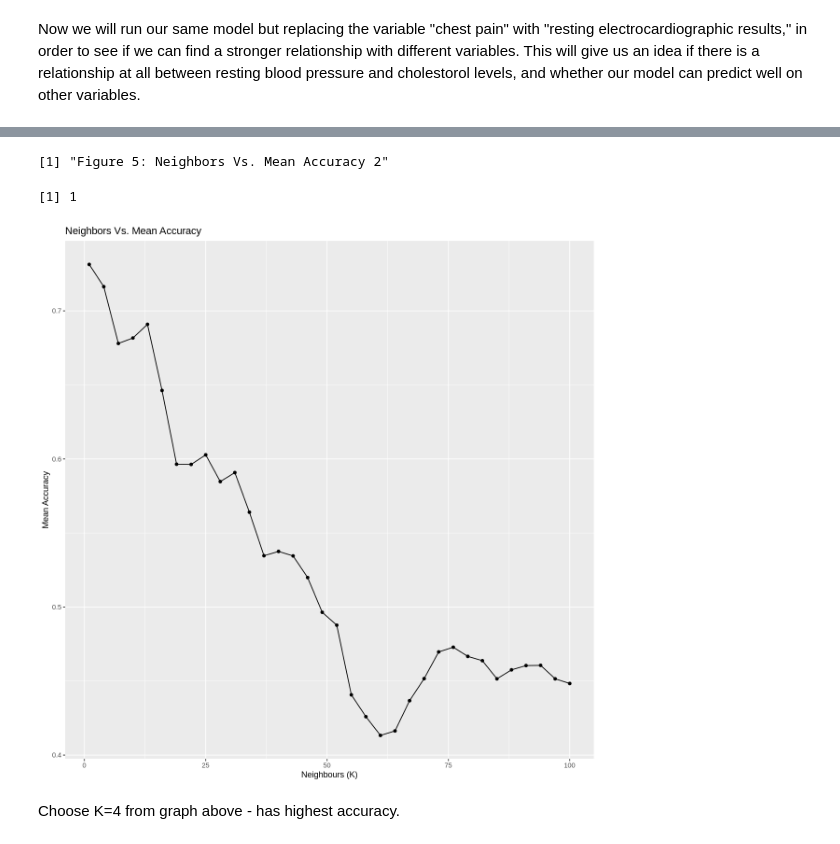
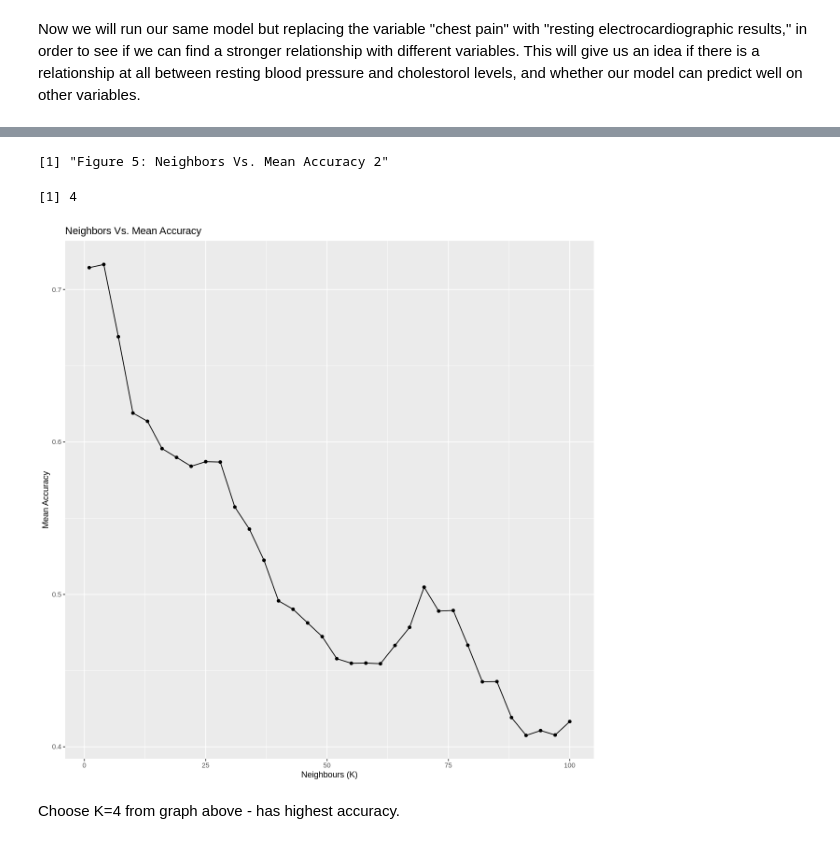
Before and after one commit to Ellaj1/Group-31, a Jupyter notebook: Group31_Ella.ipynb, the cells around one changed output, grey strips where cells are left out. Drawn from its saved outputs; the diff is of its cells as text; code cells hidden in the pictures.

Commit message:
data has been standardized

```diff
--- a/Group31_Ella.ipynb
+++ b/Group31_Ella.ipynb
@@ -574,36 +586,38 @@ vfold_2 <- vfold_cv(heart_disease_train_2, v = 5, strata = restecg)
 knn_tune_2 <- nearest_neighbor(weight_func = "rectangular", neighbors = tune()) |>
 set_engine("kknn") |>
 set_mode("classification")
 
 
-recipe_knn_2 <- recipe(restecg ~ ., data = heart_disease_train_2)
+recipe_knn_2 <- recipe(restecg ~ ., data = heart_disease_train_2)|>
+step_center(all_predictors())|>
+step_scale(all_predictors())
 
 values_2 <- tibble(neighbors = seq(from = 1, to = 100, by = 3))
 
 knn_fit_2 <- workflow() |>
 add_recipe(recipe_knn_2) |>
 add_model(knn_tune_2) |>
 tune_grid(resamples = vfold_2, grid = values) |>
 collect_metrics() |>
 filter(.metric == "accuracy")
 
 cross_val_plot_2 <- knn_fit_2 |> ggplot(aes(x = neighbors, y = mean)) +
     geom_point() +
     geom_line() +
     labs(x = "Neighbours (K)", y = "Mean Accuracy", title = "Neighbors Vs. Mean Accuracy")
 
 cross_val_plot_2
 
 best_k_2 <- knn_fit_2 |>
         arrange(desc(mean)) |>
         head(1) |>
         pull(neighbors)
 
 best_k_2
 # %% [output]
 [1] "Figure 5: Neighbors Vs. Mean Accuracy 2"
-[1] 1
+[1] 4
-[figure, old version]
+[figure, new version]
 # %% [markdown]
 Choose K=4 from graph above - has highest accuracy.
 # %%
```
Also changed, not shown: parts of 17 cells of this notebook.
